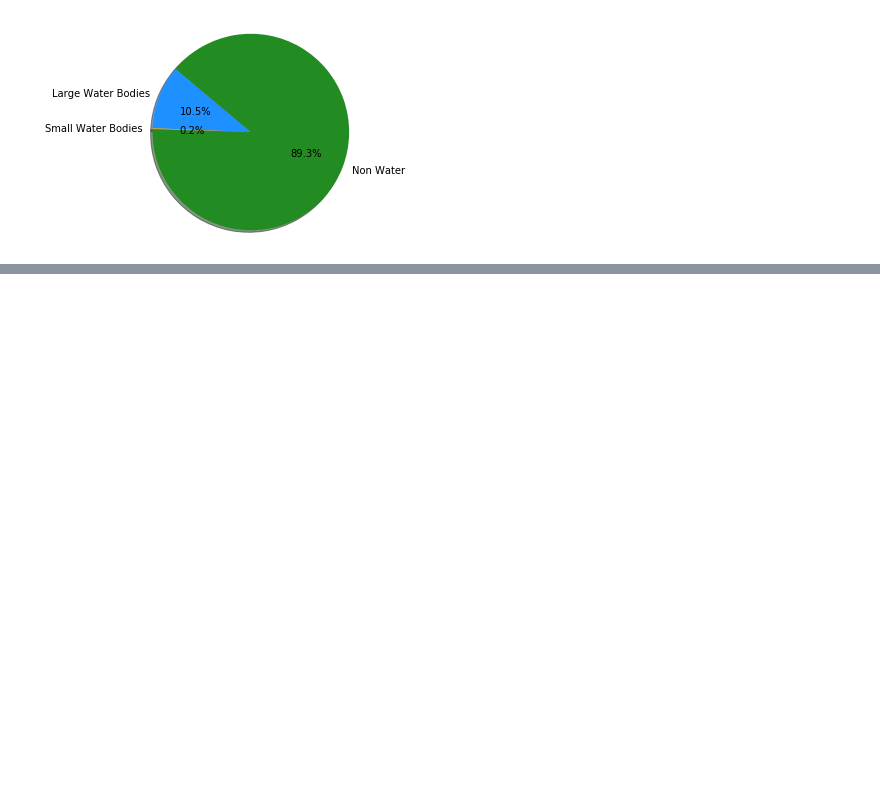
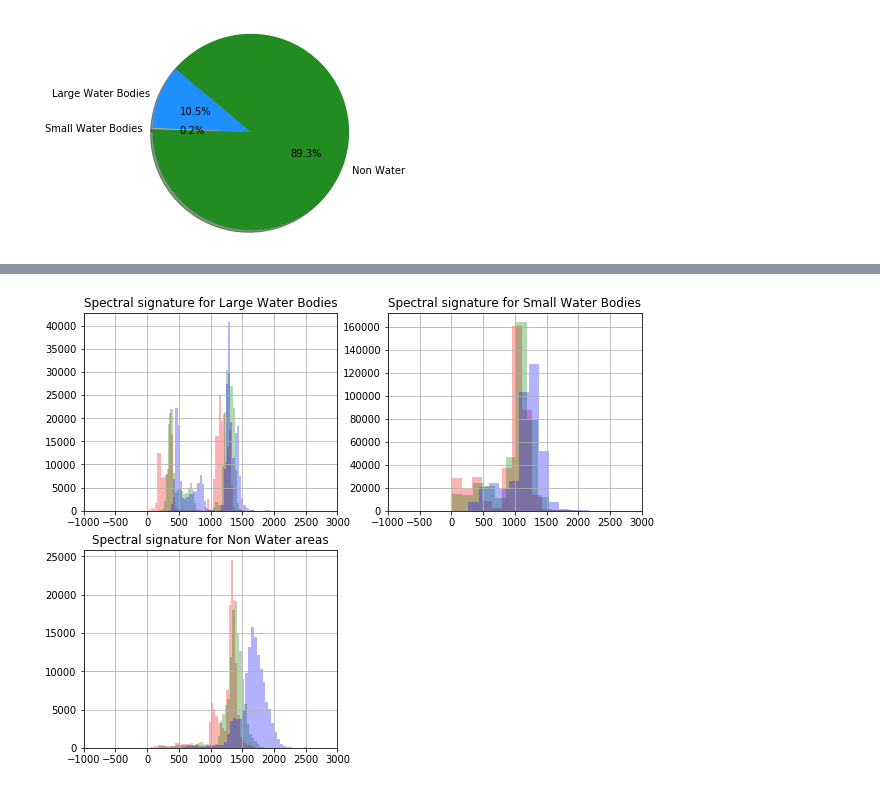
Before and after one commit to Blankuca/Open-Surface-Water-Mapping, a Jupyter notebook: Data_processing.ipynb, the cells around one changed output, grey strips where cells are left out. Cells and saved outputs as stored; diff of their text form; code cells hidden in the pictures; blank space fills up the shorter version.

```diff
--- a/Data_processing.ipynb
+++ b/Data_processing.ipynb
@@ -21,10 +21,10 @@ Image.class_spectral_signature(training)
 # %%
-shuf_training = shuffle(training)
+training = shuffle(training)
 # %%
-lwb = shuf_training.loc[shuf_training['Content'] == 1]
-nw = shuf_training.loc[shuf_training['Content'] == 3]
+lwb = training.loc[training['Content'] == 1]
+nw = training.loc[training['Content'] == 3]
 # %%
-shuf_training = shuf_training.drop(lwb[:n_swb].index)
+training = training.drop(lwb[2*n_swb:].index)
 # %%
-shuf_training = shuf_training.drop([nw[:n_swb].index])
+training = training.drop(nw[3*n_swb:].index)
 # %%
@@ -31,0 +34,4 @@ Image.class_piechart(training)
+# %%
+Image.class_spectral_signature(training)
+# %% [output]
+[figure, added]
```
Also changed, not shown: parts of 3 cells of this notebook, 2 other files.
